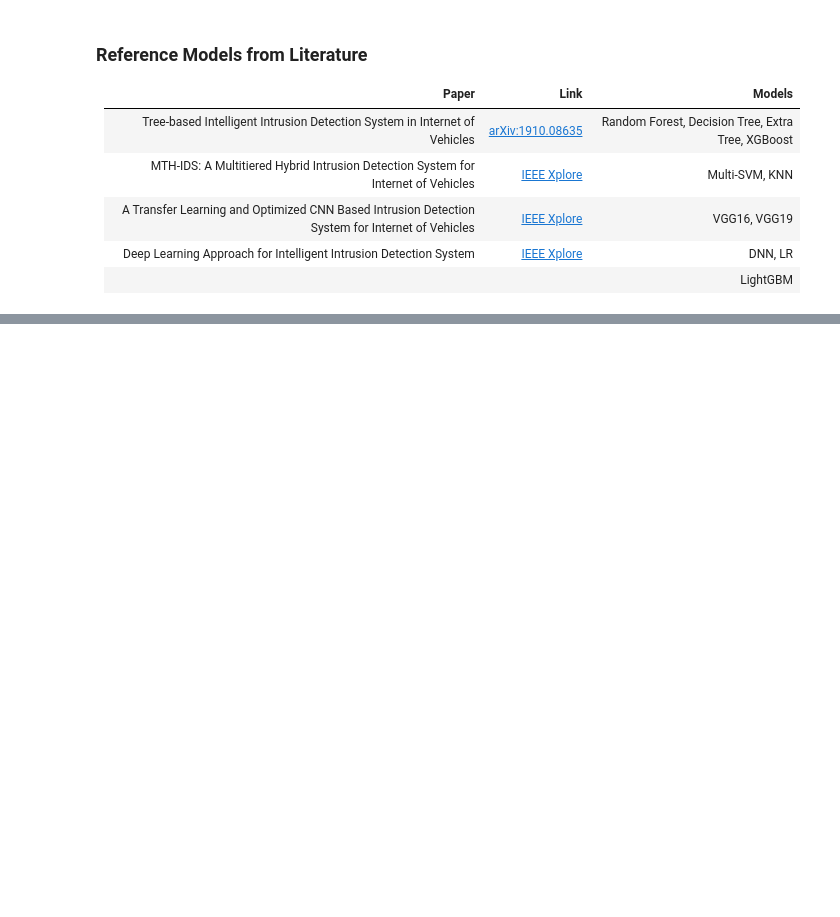
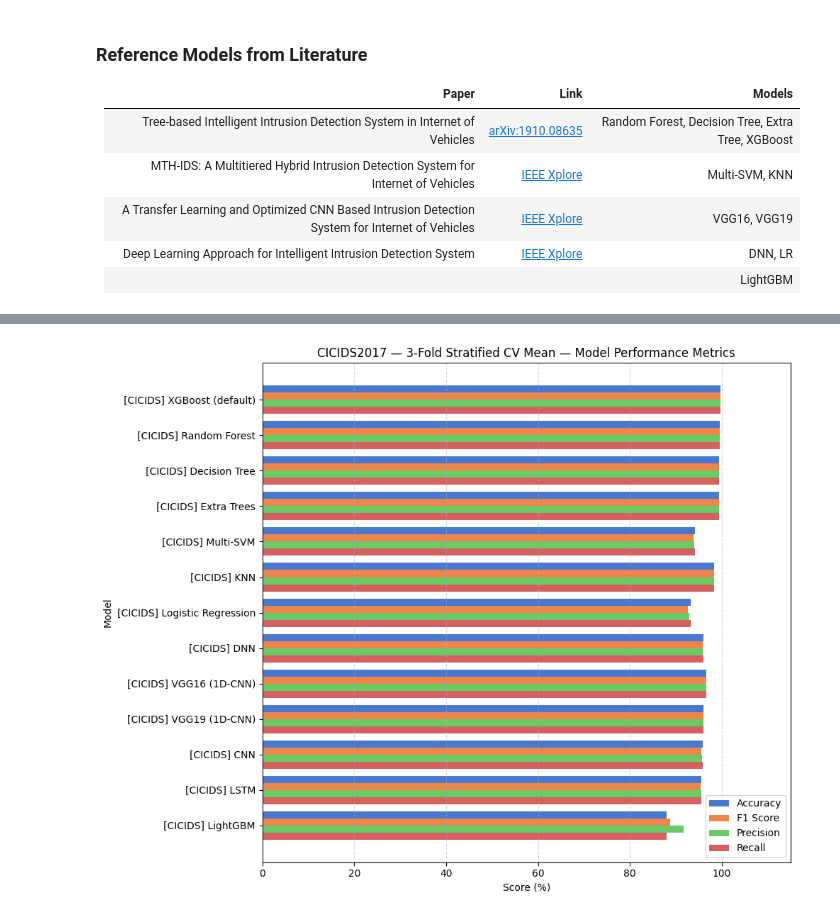
Before and after one commit to Toluhunter/EV-Survey-Models, a Jupyter notebook: models_training_notebook.ipynb, the cells around one changed output, grey strips where cells are left out. Cells and saved outputs as stored; diff of their text form; code cells hidden in the pictures; blank space fills up the shorter version.

```diff
--- a/models_training_notebook.ipynb
+++ b/models_training_notebook.ipynb
@@ -1859,0 +1524,3 @@ plt.show()
+# %%
+vgg19_result_cicids = train_vgg19_1d(X_cicids, y_cicids, cv_cicids, model_name="[CICIDS] VGG19 (1D-CNN)", model_path=f"{CICIDS_SUBDIR}/vgg19_1d.keras")
+print(f"Done — {vgg19_result_cicids.model_name}  |  Accuracy: {vgg19_result_cicids.accuracy*100:.3f}% ± {vgg19_result_cicids.accuracy_std*100:.3f}%")
@@ -1859,0 +1685,3 @@ plt.show()
+# %%
+cnn_result_cicids = train_cnn(X_cicids, y_cicids, cv_cicids, model_name="[CICIDS] CNN", model_path=f"{CICIDS_SUBDIR}/cnn.keras")
+print(f"Done — {cnn_result_cicids.model_name}  |  Accuracy: {cnn_result_cicids.accuracy*100:.3f}% ± {cnn_result_cicids.accuracy_std*100:.3f}%")
@@ -1859,0 +1832,3 @@ plt.show()
+# %%
+lstm_result_cicids = train_lstm(X_cicids, y_cicids, cv_cicids, model_name="[CICIDS] LSTM", model_path=f"{CICIDS_SUBDIR}/lstm.keras")
+print(f"Done — {lstm_result_cicids.model_name}  |  Accuracy: {lstm_result_cicids.accuracy*100:.3f}% ± {lstm_result_cicids.accuracy_std*100:.3f}%")
@@ -1859,0 +1934,3 @@ plt.show()
+# %%
+lgb_result_cicids = train_lightgbm(X_cicids, y_cicids, cv_cicids, model_name="[CICIDS] LightGBM", model_path=f"{CICIDS_SUBDIR}/lightgbm.pkl")
+print(f"Done — {lgb_result_cicids.model_name}  |  Accuracy: {lgb_result_cicids.accuracy*100:.3f}% ± {lgb_result_cicids.accuracy_std*100:.3f}%")
@@ -1859,0 +2069,31 @@ plt.show()
+# %%
+names_cicids = [r.model_name for r in results_cicids]
+acc       = [r.accuracy   * 100 for r in results_cicids]
+f1        = [r.f1_score   * 100 for r in results_cicids]
+precision = [r.precision  * 100 for r in results_cicids]
+recall    = [r.recall     * 100 for r in results_cicids]
+
+metrics      = [acc, f1, precision, recall]
+metric_names = ['Accuracy', 'F1 Score', 'Precision', 'Recall']
+colors       = sns.color_palette('muted', 4)
+
+y      = np.arange(len(names_cicids))
+height = 0.2
+
+fig, ax = plt.subplots(figsize=(10, 8))
+for i, (vals, label, color) in enumerate(zip(metrics, metric_names, colors)):
+    ax.barh(y + i * height, vals, height, label=label, color=color)
+
+ax.set_ylabel('Model')
+ax.set_xlabel('Score (%)')
+ax.set_title('CICIDS2017 — 3-Fold Stratified CV Mean — Model Performance Metrics')
+ax.set_yticks(y + height * (len(metrics) - 1) / 2)
+ax.set_yticklabels(names_cicids)
+ax.set_xlim(0, 115)
+ax.invert_yaxis()
+ax.legend()
+ax.grid(True, axis='x', linestyle='--', alpha=0.5)
+plt.tight_layout()
+plt.show()
+# %% [output]
+[figure, added]
```
Also changed, not shown: parts of 71 cells of this notebook.
